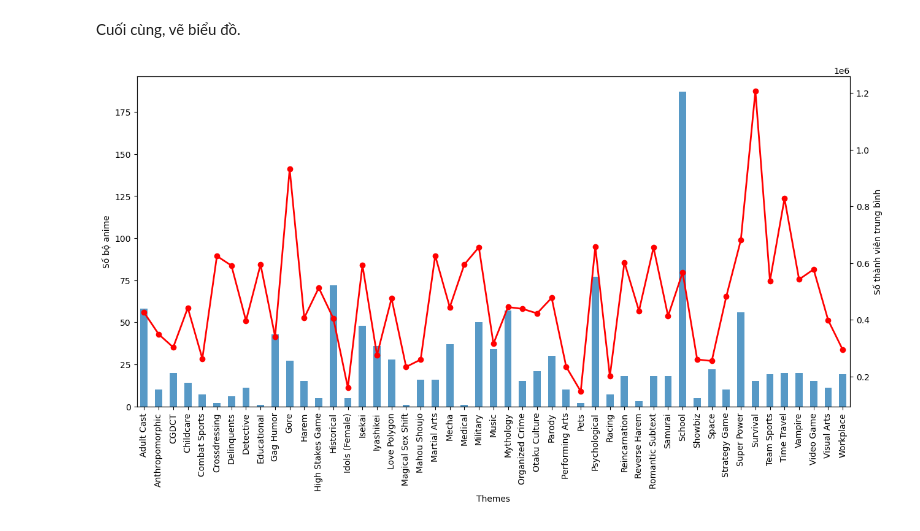
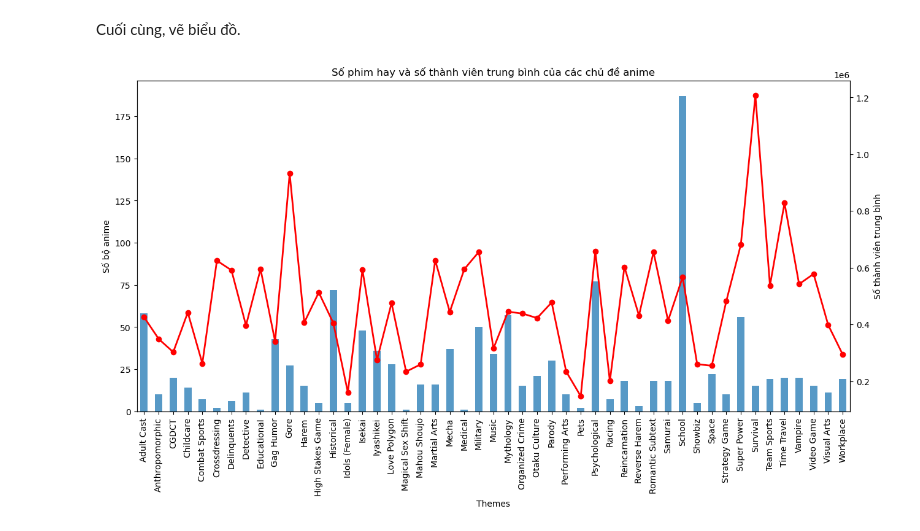
Before and after one commit to HuyHCMUS/DoAn_TH_LTKHDL, a Jupyter notebook: Hoang_cau_hoi.ipynb, the cells around one changed output. Cells and saved outputs as stored; diff of their text form; code cells hidden in the pictures.

```diff
--- a/Hoang_cau_hoi.ipynb
+++ b/Hoang_cau_hoi.ipynb
@@ -105,16 +105,18 @@ Cuối cùng, vẽ biểu đồ.
 # %%
 highscore_by_theme = highscore_by_theme.sort_index()
 avg_member_by_theme = avg_member_by_theme.sort_index()
 #Vẽ biêu đồ
 fig = plt.figure(figsize = (15,7))
 ax1 = (highscore_by_theme).plot(kind = 'bar', rot = 90, alpha = 0.75)
 ax1.set_ylabel("Số bộ anime")
 
 ax2 = ax1.twinx()
 ax2.plot(ax1.get_xticks(), avg_member_by_theme, linestyle='-',
          marker='o', linewidth=2.0, color = 'red')
 ax2.set_ylabel('Số thành viên trung bình')
+plt.title("Số phim hay và số thành viên trung bình của các chủ đề anime")
+
 
 plt.show()
 # %% [output]
-[figure, old version]
+[figure, new version]
```
Also changed, not shown: parts of 1 cell of this notebook.
